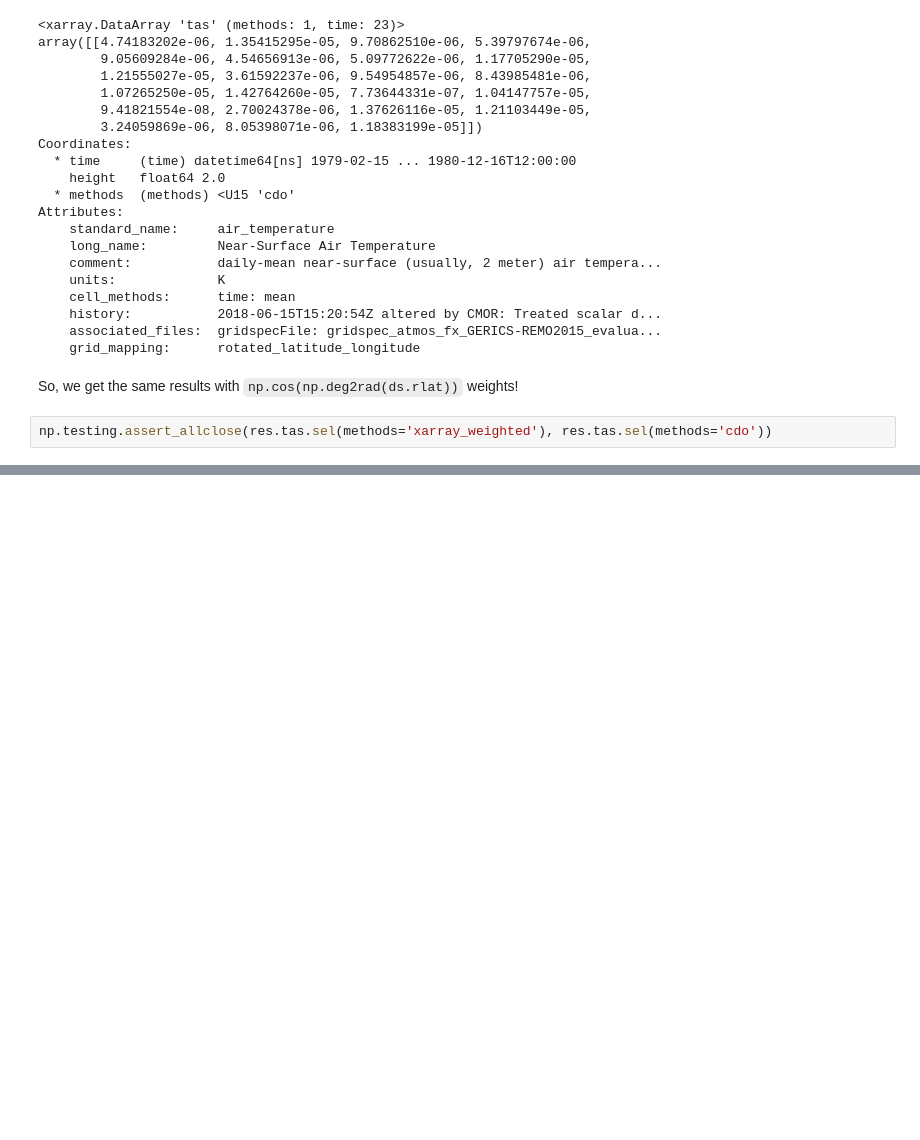
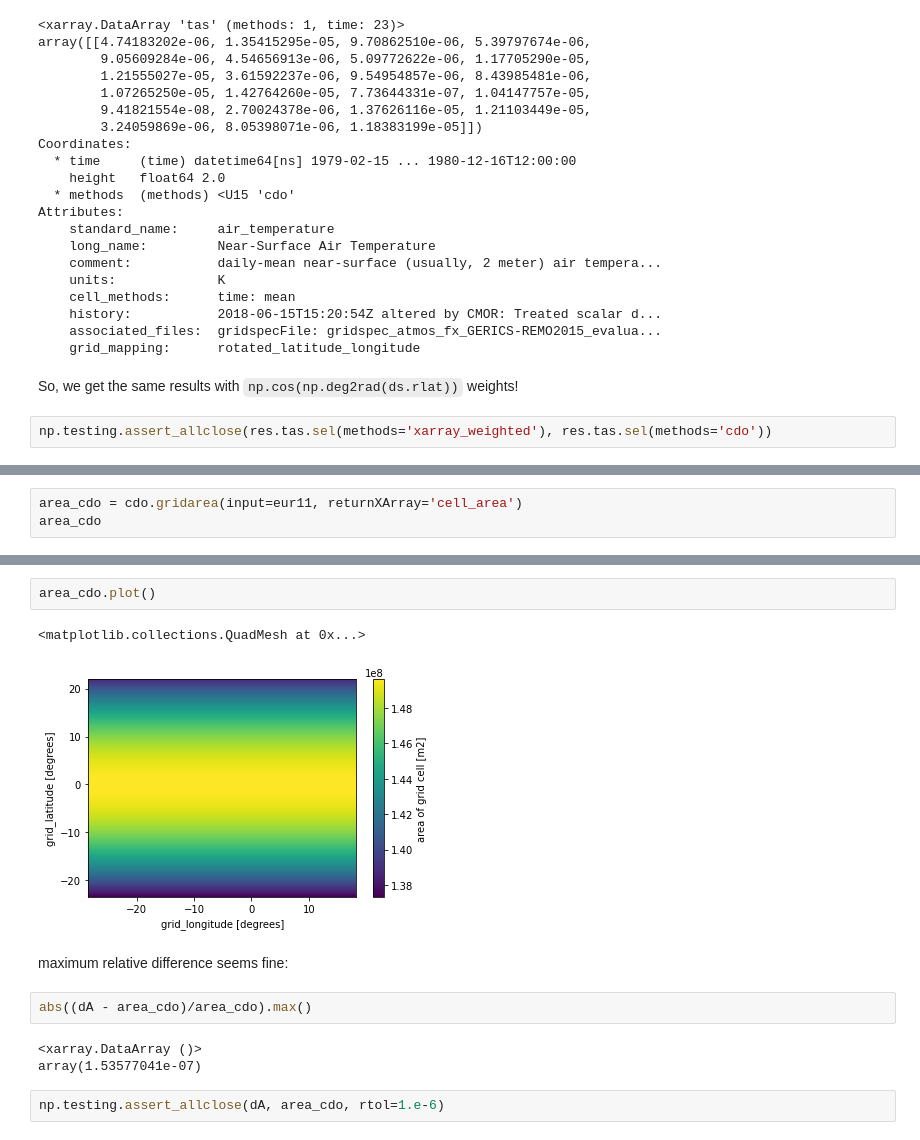
Before and after one commit to larsbuntemeyer/notebooks, a Jupyter notebook: fldmean_xarray_cdo.ipynb, the cells around one changed output, grey strips where cells are left out. Drawn from its saved outputs; the diff is of its cells as text; blank space fills up the shorter version.

```diff
--- a/fldmean_xarray_cdo.ipynb
+++ b/fldmean_xarray_cdo.ipynb
@@ -81,0 +131,3 @@ np.testing.assert_allclose(res.tas.sel(methods='xarray_weighted'), res.tas.sel(m
+# %%
+area_cdo = cdo.gridarea(input=eur11, returnXArray='cell_area')
+area_cdo
@@ -81,0 +147,14 @@ np.testing.assert_allclose(res.tas.sel(methods='xarray_weighted'), res.tas.sel(m
+# %%
+area_cdo.plot()
+# %% [output]
+<matplotlib.collections.QuadMesh at 0x...>
+[figure, added]
+# %% [markdown]
+maximum relative difference seems fine:
+# %%
+abs((dA - area_cdo)/area_cdo).max()
+# %% [output]
+<xarray.DataArray ()>
+array(1.53577041e-07)
+# %%
+np.testing.assert_allclose(dA, area_cdo, rtol=1.e-6)
```
Also changed, not shown: parts of 10 cells of this notebook.
